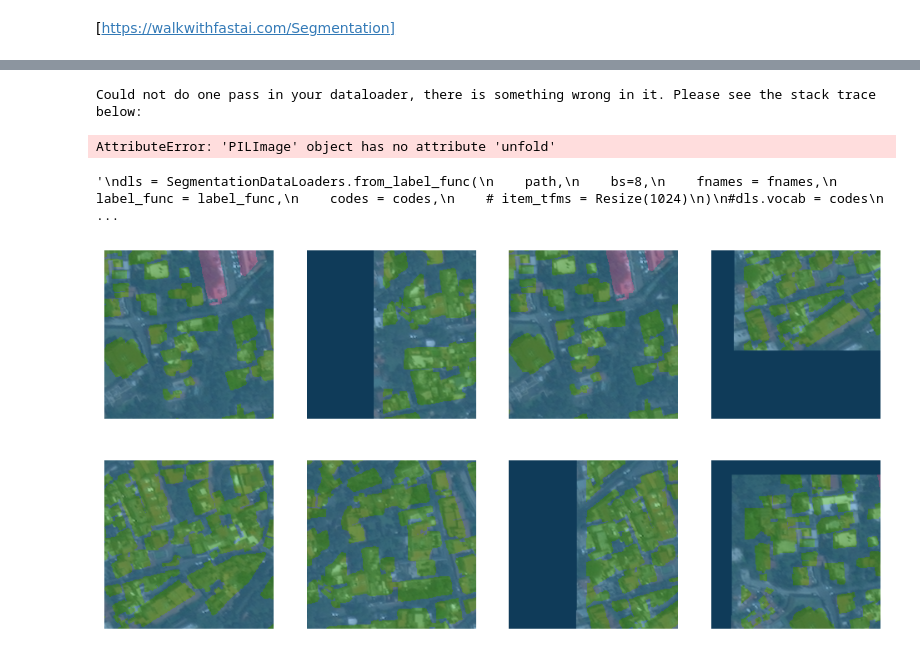
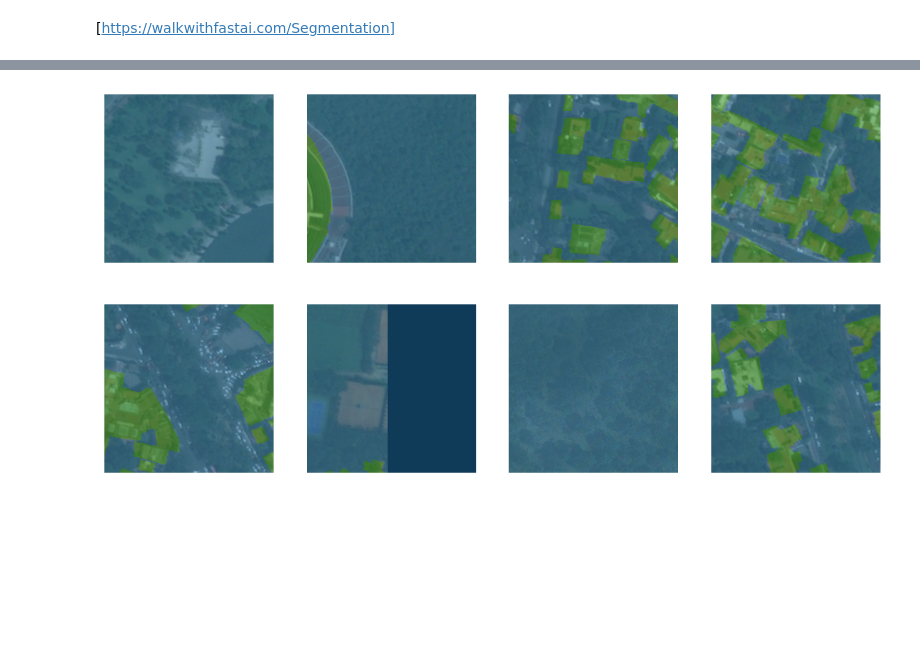
Before and after one commit to TheFoo251/earthquake_model, a Jupyter notebook: notebooks/fastai.ipynb, the cells around one changed output, grey strips where cells are left out. Saved outputs shown, nothing was run; the diff lists cells and outputs as text; code cells hidden in the pictures; blank space fills up the shorter version.

```diff
--- a/notebooks/fastai.ipynb
+++ b/notebooks/fastai.ipynb
@@ -60,0 +86,20 @@ def label_func(fn): return path/"targets"/f"{fn.stem}_target{fn.suffix}"
+# %%
+
+base_path = Path("../data/")
+data_dir = base_path/"full"/"post-disaster"
+patch_dir = base_path/f"{PATCH_SZ}_patches"
+
+
+if not patch_dir.is_dir():
+    # make necessary directories
+    patch_dir.mkdir()
+    (patch_dir/"images").mkdir()
+    (patch_dir/"targets").mkdir()
+
+    print("extracting patches...")
+    patches = get_all_patches(data_dir)
+    print("saving patches...")
+    save_patches(patches, patch_dir)
+    print("all patches saved!")
+else:
+    print("patches already extracted! skipping.")
@@ -90,20 +113,0 @@ AttributeError: 'PILImage' object has no attribute 'unfold'
-# %%
-dls = dblock.dataloaders(path/"images")
-dls.summary()
-# %% [output]
-Could not do one pass in your dataloader, there is something wrong in it. Please see the stack trace below:
-AttributeError: 'PILImage' object has no attribute 'unfold'
-# %%
-"""
-dls = SegmentationDataLoaders.from_label_func(
-    path,
-    bs=8,
-    fnames = fnames,
-    label_func = label_func,
-    codes = codes,
-    # item_tfms = Resize(1024)
-)
-#dls.vocab = codes
-"""
-# %% [output]
-'\ndls = SegmentationDataLoaders.from_label_func(\n    path,\n    bs=8,\n    fnames = fnames,\n    label_func = label_func,\n    codes = codes,\n    # item_tfms = Resize(1024)\n)\n#dls.vocab = codes\n ...
@@ -112,7 +114,15 @@ dls = SegmentationDataLoaders.from_label_func(
+# %%
+path = patch_dir
+dls = SegmentationDataLoaders.from_label_func(path, bs=8,
+    fnames = get_image_files(path/"images"),
+    label_func = lambda o: path/"targets"/f"{o.stem}{o.suffix}",
+    codes = codes,
+    # batch_tfms=[*aug_transforms(size=(360,480)), Normalize.from_stats(*imagenet_stats)]
+    )
 # %%
-dls.show_batch(max_n=8)
+dls.show_batch()
 # %% [output]
-[figure, old version]
+[figure, new version]
 # %%
 learn = unet_learner(
     dls,
```
Also changed, not shown: parts of 20 cells of this notebook, 4 other files.
